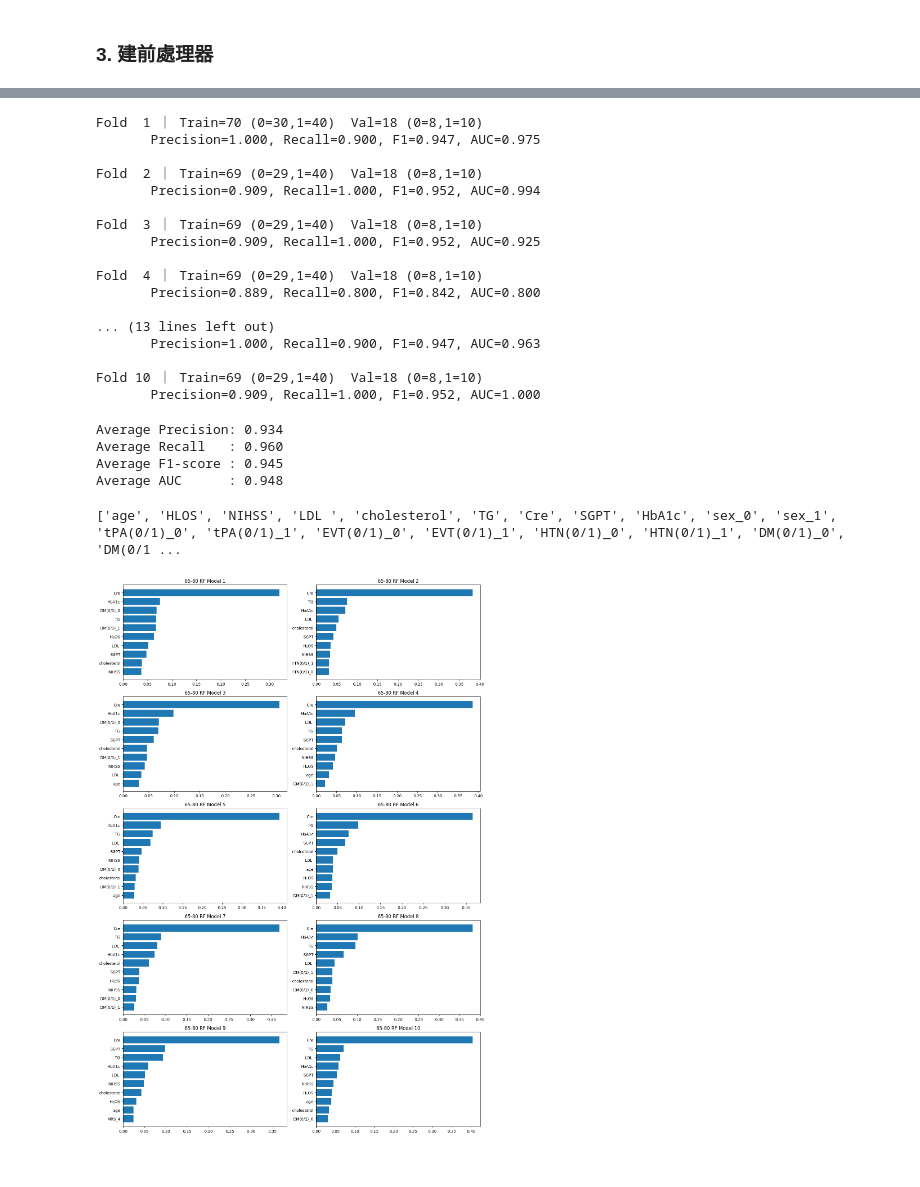
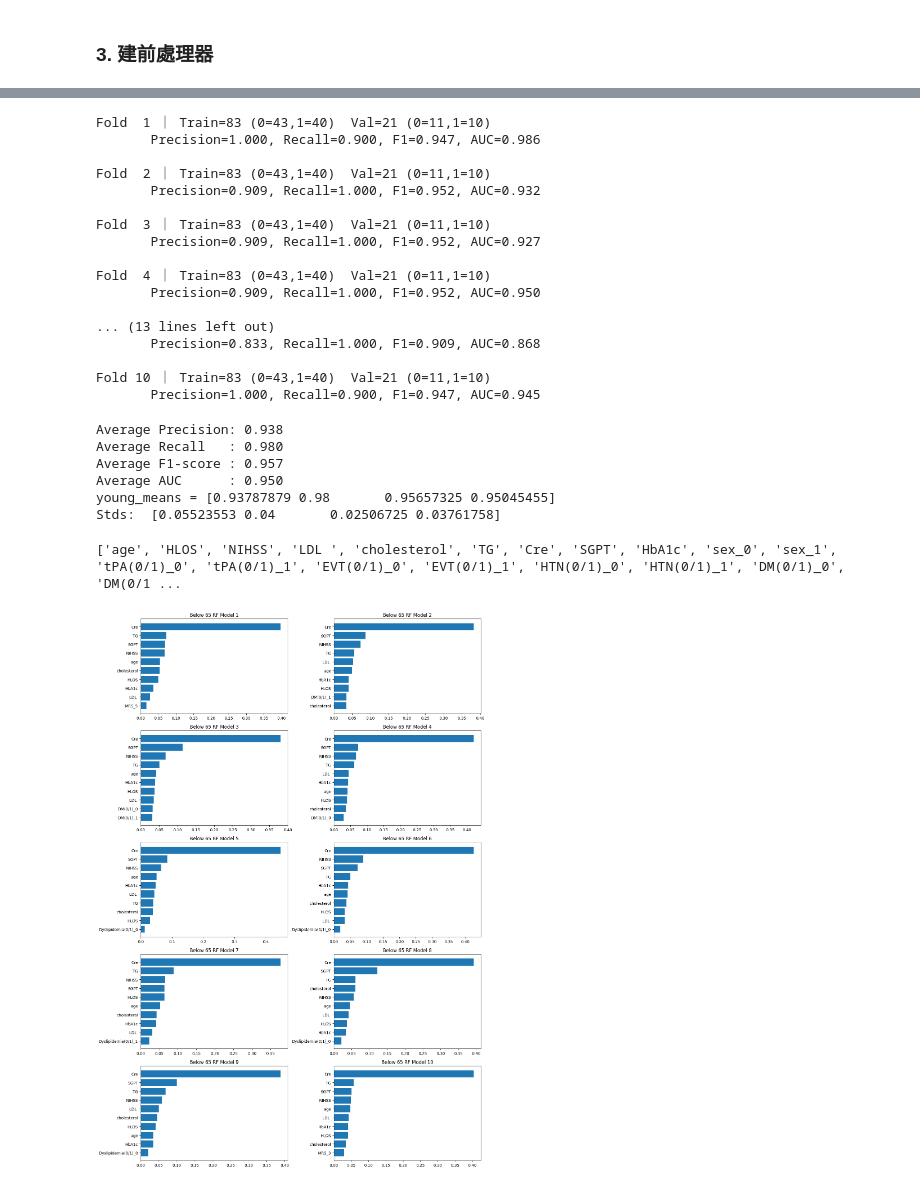
Before and after one commit to a0935210570602/Risk_Factor_Analysis_of_Obstructive-Sleep_Apnea, a Jupyter notebook: stroke_analysis_uncorrect_age.ipynb, the cells around one changed output, grey strips where cells are left out. Cells and saved outputs as stored; diff of their text form; code cells hidden in the pictures.

```diff
--- a/stroke_analysis_uncorrect_age.ipynb
+++ b/stroke_analysis_uncorrect_age.ipynb
@@ -183,7 +183,7 @@ for group in ['young','middle','old']:
 # Age<65
 # %%
 # 我們先過濾出 young 組
-young_df = df[df['age_group'] == 'middle']
+young_df = df[df['age_group'] == 'old']
 
 # 準備特徵矩陣 X 和標籤 y
 X_young = young_df.drop(columns=['Second_Stroke', 'age_group'])
@@ -381,23 +388,23 @@ for i in range(10):
 
 # fold_stats 列表中存了 10 折的 (precision, recall, f1, auc)
 # %% [output]
-Fold  1 ｜ Train=70 (0=30,1=40)  Val=18 (0=8,1=10)
-       Precision=1.000, Recall=0.900, F1=0.947, AUC=0.975
+Fold  1 ｜ Train=83 (0=43,1=40)  Val=21 (0=11,1=10)
+       Precision=1.000, Recall=0.900, F1=0.947, AUC=0.986
 
-Fold  2 ｜ Train=69 (0=29,1=40)  Val=18 (0=8,1=10)
-       Precision=0.909, Recall=1.000, F1=0.952, AUC=0.994
+Fold  2 ｜ Train=83 (0=43,1=40)  Val=21 (0=11,1=10)
+       Precision=0.909, Recall=1.000, F1=0.952, AUC=0.932
 
-Fold  3 ｜ Train=69 (0=29,1=40)  Val=18 (0=8,1=10)
-       Precision=0.909, Recall=1.000, F1=0.952, AUC=0.925
+Fold  3 ｜ Train=83 (0=43,1=40)  Val=21 (0=11,1=10)
+       Precision=0.909, Recall=1.000, F1=0.952, AUC=0.927
 
-Fold  4 ｜ Train=69 (0=29,1=40)  Val=18 (0=8,1=10)
-       Precision=0.889, Recall=0.800, F1=0.842, AUC=0.800
+Fold  4 ｜ Train=83 (0=43,1=40)  Val=21 (0=11,1=10)
+       Precision=0.909, Recall=1.000, F1=0.952, AUC=0.950
 
 ... (13 lines left out)
-       Precision=1.000, Recall=0.900, F1=0.947, AUC=0.963
+       Precision=0.833, Recall=1.000, F1=0.909, AUC=0.868
 
-Fold 10 ｜ Train=69 (0=29,1=40)  Val=18 (0=8,1=10)
-       Precision=0.909, Recall=1.000, F1=0.952, AUC=1.000
+Fold 10 ｜ Train=83 (0=43,1=40)  Val=21 (0=11,1=10)
+       Precision=1.000, Recall=0.900, F1=0.947, AUC=0.945
 # %%
 precisions, recalls, f1s, aucs = zip(*fold_stats)
 
@@ -405,42 +412,53 @@ print(f"Average Precision: {np.mean(precisions):.3f}")
 print(f"Average Recall   : {np.mean(recalls):.3f}")
 print(f"Average F1-score : {np.mean(f1s):.3f}")
 print(f"Average AUC      : {np.mean(aucs):.3f}")
+
+# 轉成 numpy array，形狀會是 (10, 4)
+fold_array = np.array(fold_stats)
+
+# 拆開四個指標的 mean 和 std
+means = np.mean(fold_array, axis=0)
+stds = np.std(fold_array, axis=0)
+print(f"young_means = {means}")
+print(f"Stds:  {stds}")
 # %% [output]
-Average Precision: 0.934
-Average Recall   : 0.960
-Average F1-score : 0.945
-Average AUC      : 0.948
+Average Precision: 0.938
+Average Recall   : 0.980
+Average F1-score : 0.957
+Average AUC      : 0.950
+young_means = [0.93787879 0.98       0.95657325 0.95045455]
+Stds:  [0.05523553 0.04       0.02506725 0.03761758]
 # %%
 import matplotlib.pyplot as plt
 
 # 取得 one-hot 編碼後的欄位名稱
 onehot_columns = preprocessor.named_transformers_['cat']['encode'].get_feature_names_out(cat_cols)
 
 # 合併數值欄位和 one-hot 欄位
 all_feature_names = list(num_cols) + list(onehot_columns)
 
 print(all_feature_names)
 
 fig, axes = plt.subplots(5, 2, figsize=(14, 20))  # 5列2行 = 10張圖
 axes = axes.flatten()  # 轉成一維 list 好 loop
 importances_matrix = []
 
 for i, (model, ax) in enumerate(zip(models, axes)):
     importances = model.feature_importances_
     indices = importances.argsort()[::-1][:10]  # top 10 feature
     sorted_names = [all_feature_names[j] for j in indices]
     importances_matrix.append(importances)
 
     ax.barh(sorted_names, importances[indices])
-    ax.set_title(f"65-80 RF Model {i+1}")
+    ax.set_title(f"Below 65 RF Model {i+1}")
     ax.invert_yaxis()
 
 plt.tight_layout()
-plt.savefig("../result/feature_importances_rf_65_to_80.png", dpi=300, bbox_inches='tight')
+plt.savefig("../result/feature_importances_rf_over_80.png", dpi=300, bbox_inches='tight')
 plt.show()
 # %% [output]
 ['age', 'HLOS', 'NIHSS', 'LDL ', 'cholesterol', 'TG', 'Cre', 'SGPT', 'HbA1c', 'sex_0', 'sex_1', 'tPA(0/1)_0', 'tPA(0/1)_1', 'EVT(0/1)_0', 'EVT(0/1)_1', 'HTN(0/1)_0', 'HTN(0/1)_1', 'DM(0/1)_0', 'DM(0/1 ...
-[figure, old version]
+[figure, new version]
 # %%
 
 # 假設你已有：importances_matrix: shape=(10, n_features)
```
Also changed, not shown: parts of 5 cells of this notebook, 4 other files.
